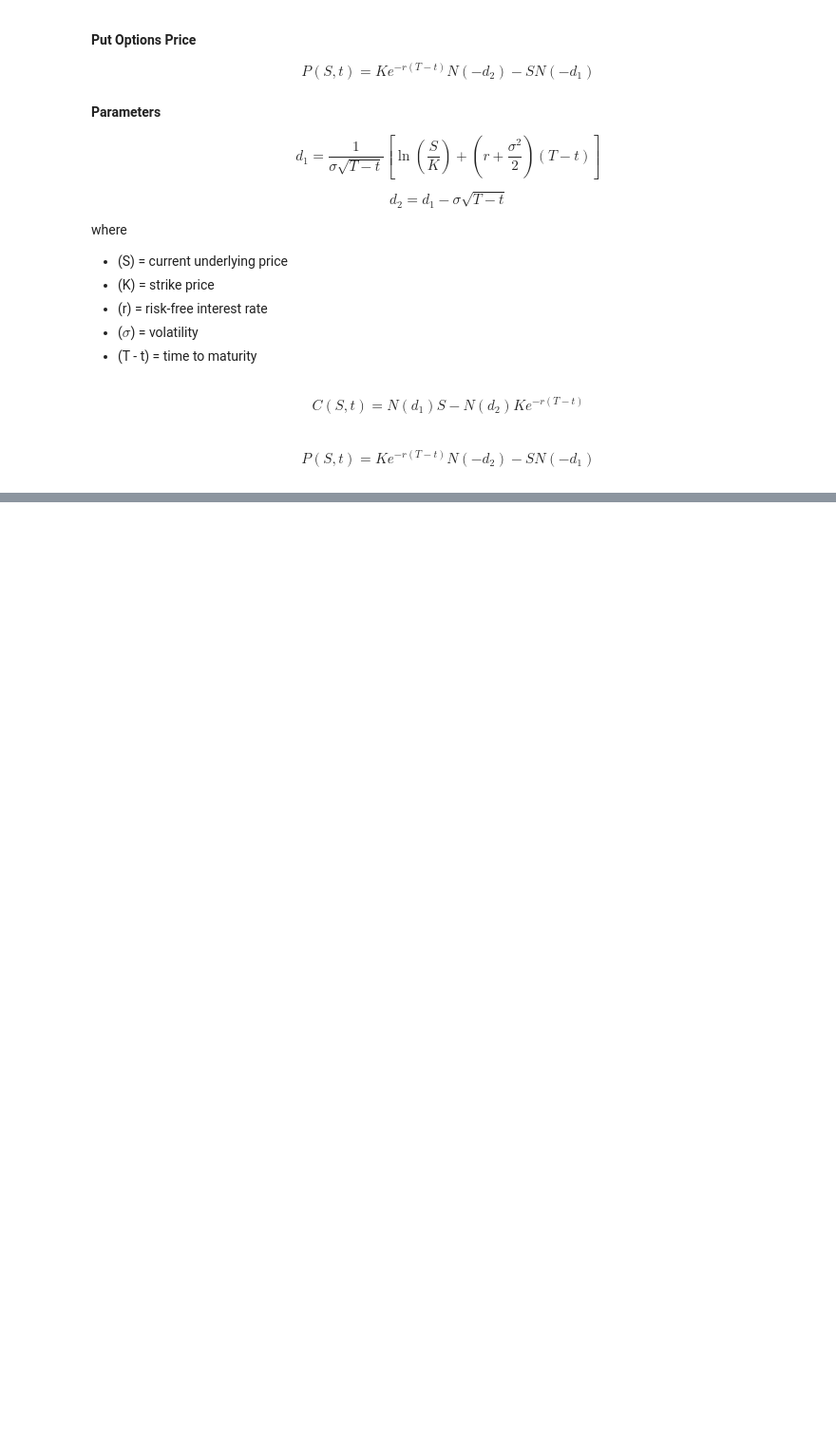
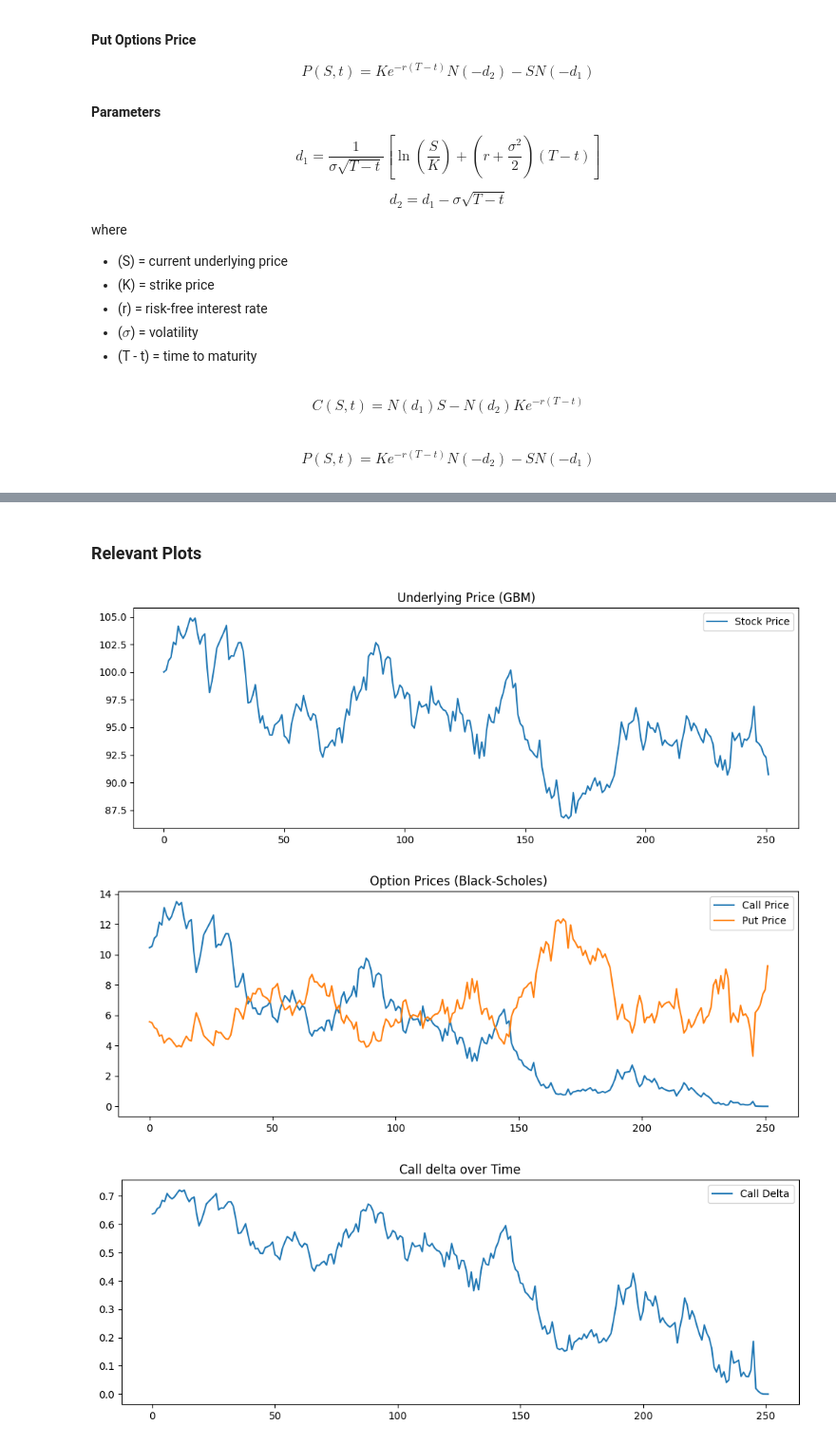
Before and after one commit to Manas-Trivedi/derivative-hedging, a Jupyter notebook: notebooks/02_black_scholes_pricing.ipynb, the cells around one changed output, grey strips where cells are left out. Shown: that part at 95% size. Saved outputs shown, nothing was run; the diff lists cells and outputs as text; code cells hidden in the pictures; blank space fills up the shorter version.

```diff
--- a/notebooks/02_black_scholes_pricing.ipynb
+++ b/notebooks/02_black_scholes_pricing.ipynb
@@ -80,0 +73,8 @@ def bs_delta_put(S, K, r, sigma, T):
+# %%
+# delta calculation for call and put options
+
+def bs_delta(S, K, r, sigma, T):
+    d1 = (np.log(S/K) + (r + (sigma ** 2) / 2) * T) / (sigma * np.sqrt(T))
+    delta_call = norm.cdf(d1)
+    delta_put = delta_call - 1
+    return delta_call, delta_put
@@ -80,0 +125,25 @@ def bs_delta_put(S, K, r, sigma, T):
+# %% [markdown]
+### Relevant Plots
+# %%
+plt.figure(figsize=(12,4))
+plt.plot(prices, label='Stock Price')
+plt.title("Underlying Price (GBM)")
+plt.legend()
+plt.show()
+
+plt.figure(figsize=(12,4))
+plt.plot(call_prices, label='Call Price')
+plt.plot(put_prices, label='Put Price')
+plt.title("Option Prices (Black-Scholes)")
+plt.legend()
+plt.show()
+
+plt.figure(figsize=(12,4))
+plt.plot(delta_calls, label='Call Delta')
+plt.title("Call delta over Time")
+plt.legend()
+plt.show()
+# %% [output]
+[figure, added]
+[figure, added]
+[figure, added]
```
Also changed, not shown: parts of 5 cells of this notebook, 2 other files.
